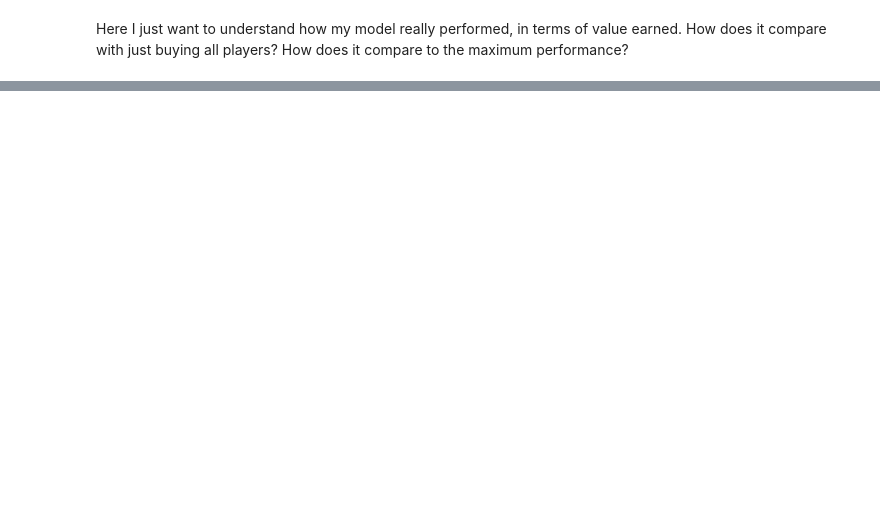
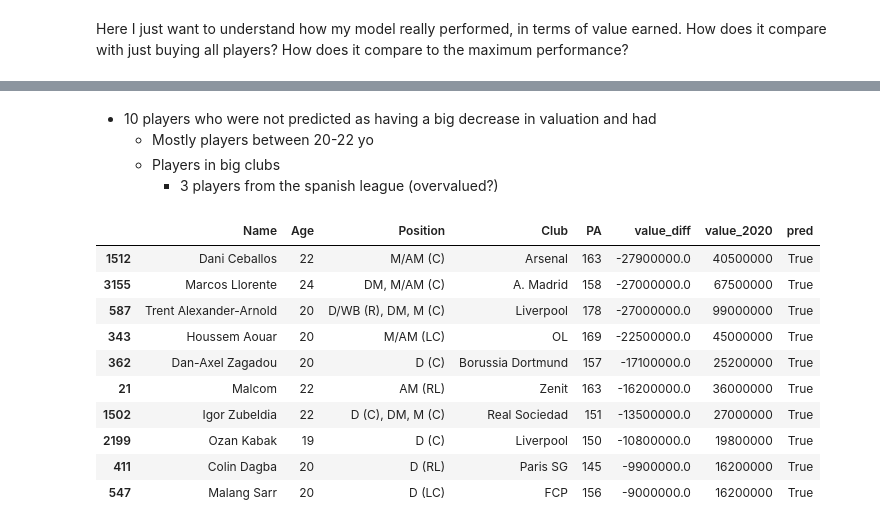
Before and after one commit to ricardogffcouto/fm-predictor, a Jupyter notebook: value_increase_predictor.ipynb, the cells around one changed output, grey strips where cells are left out. Saved outputs shown, nothing was run; the diff lists cells and outputs as text; code cells hidden in the pictures; blank space fills up the shorter version.

```diff
--- a/value_increase_predictor.ipynb
+++ b/value_increase_predictor.ipynb
@@ -511,3 +590,22 @@ Report SWEETVIZ_REPORT.html was generated! NOTEBOOK/COLAB USERS: the web browser
+# %% [markdown]
+- 10 players who were not predicted as having a big decrease in valuation and had
+    - Mostly players between 20-22 yo
+    - Players in big clubs
+        - 3 players from the spanish league (overvalued?)
+# %%
+test_players_v1.query('pred == 1').sort_values('value_diff', ascending=True).head(10)
+# %% [output]
+|  | Name | Age | Position | Club | PA | value_diff | value_2020 | pred |
+| 1512 | Dani Ceballos | 22 | M/AM (C) | Arsenal | 163 | -27900000.0 | 40500000 | True |
+| 3155 | Marcos Llorente | 24 | DM, M/AM (C) | A. Madrid | 158 | -27000000.0 | 67500000 | True |
+| 587 | Trent Alexander-Arnold | 20 | D/WB (R), DM, M (C) | Liverpool | 178 | -27000000.0 | 99000000 | True |
+| 343 | Houssem Aouar | 20 | M/AM (LC) | OL | 169 | -22500000.0 | 45000000 | True |
+| 362 | Dan-Axel Zagadou | 20 | D (C) | Borussia Dortmund | 157 | -17100000.0 | 25200000 | True |
+| 21 | Malcom | 22 | AM (RL) | Zenit | 163 | -16200000.0 | 36000000 | True |
+| 1502 | Igor Zubeldia | 22 | D (C), DM, M (C) | Real Sociedad | 151 | -13500000.0 | 27000000 | True |
+| 2199 | Ozan Kabak | 19 | D (C) | Liverpool | 150 | -10800000.0 | 19800000 | True |
+| 411 | Colin Dagba | 20 | D (RL) | Paris SG | 145 | -9900000.0 | 16200000 | True |
+| 547 | Malang Sarr | 20 | D (LC) | FCP | 156 | -9000000.0 | 16200000 | True |
 # %% [markdown]
 ## Future work
 
```
Also changed, not shown: parts of 22 cells of this notebook, 3 other files.
